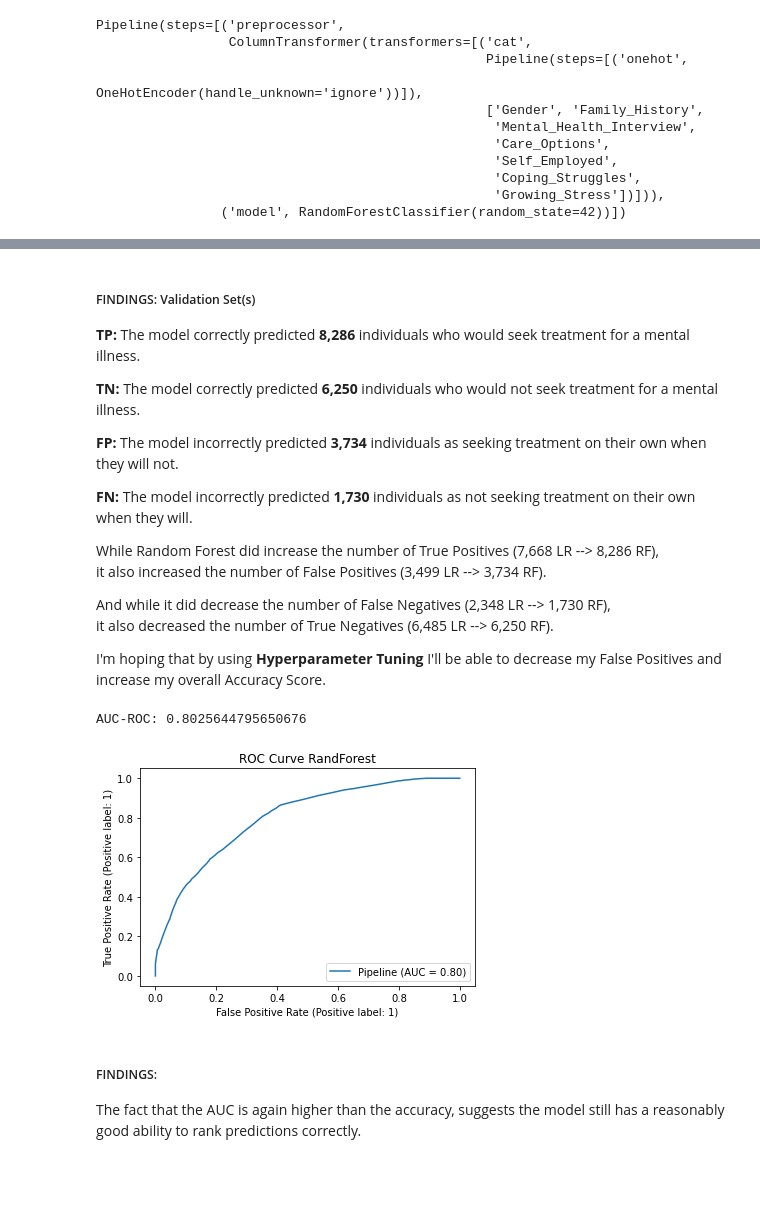
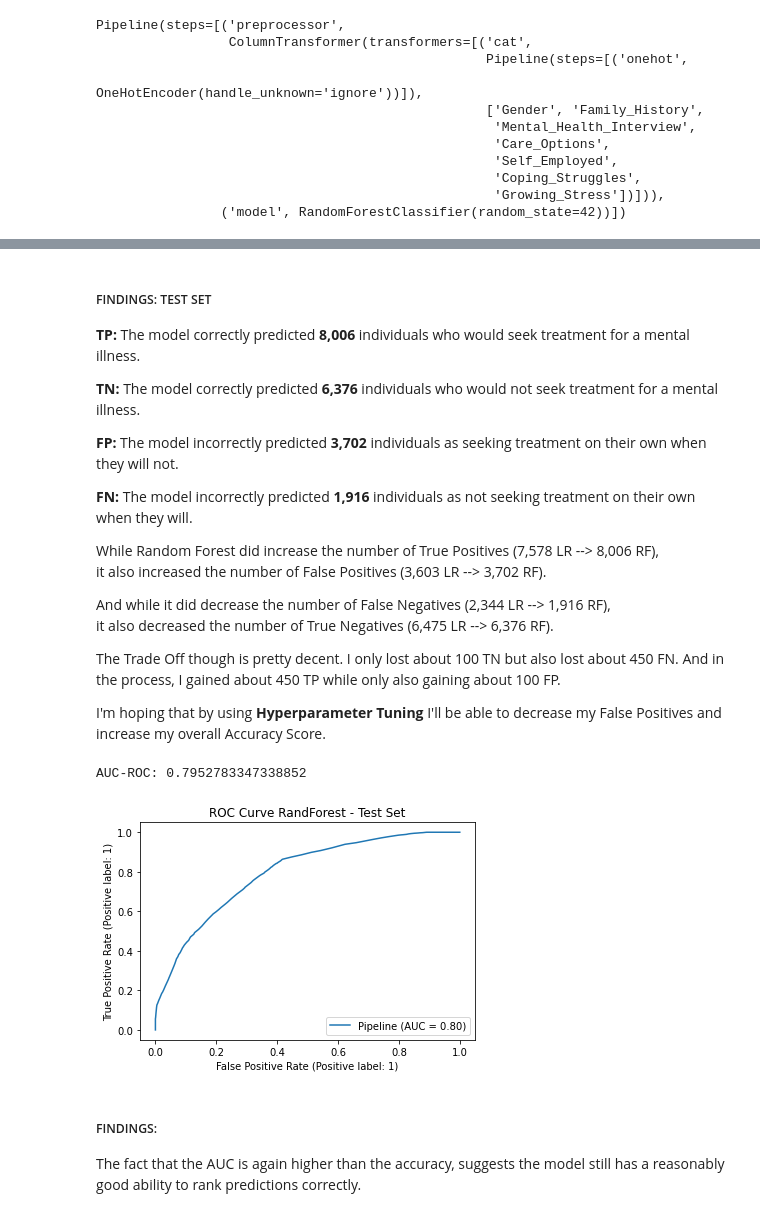
Before and after one commit to Lotus-baumgarner/Will-They-Seek-Treatment, a Jupyter notebook: Models-Conclusions.ipynb, the cells around one changed output, grey strips where cells are left out. Saved outputs shown, nothing was run; the diff lists cells and outputs as text; code cells hidden in the pictures; blank space fills up the shorter version.

```diff
--- a/Models-Conclusions.ipynb
+++ b/Models-Conclusions.ipynb
@@ -43,7 +43,7 @@ warnings.simplefilter(action='ignore', category=FutureWarning)
 import os
 import pickle
 # %%
-df = pd.read_csv("C:\\Users\\lotus\\Documents\\Flatiron\\Projects\\Phase5-CapstoneProject\\Data\\Treatment2_data.csv")
+df = pd.read_csv("data/Treatment2_data.csv")
 
 df.head()
 # %% [output]
@@ -99,9 +99,6 @@ significant_features = ['Gender', 'Family_History', 'Mental_Health_Interview', '
 X = df[significant_features]
 y = df['Treatment'].map({'Yes': 1, 'No': 0})
 
-# First split the dataset into train_validation and holdout sets (80/20)
-X_train_val, X_holdout, y_train_val, y_holdout = train_test_split(X, y, test_size=0.2, random_state=42)
-
-# Then split the train_validation set into seperate training and validation sets (75/25)
-X_train, X_val, y_train, y_val = train_test_split(X_train_val, y_train_val, test_size=0.25, random_state=42)
+# First split the dataset into train and test sets (80/20)
+X_train, X_test, y_train, y_test = train_test_split(X, y, test_size=0.2, random_state=42)
 # %%
@@ -451,34 +415,36 @@ plt.show()
 # %% [markdown]
-##### FINDINGS: Validation Set(s)
-__TP:__ The model correctly predicted __8,286__ individuals who would seek treatment for a mental illness.
+##### FINDINGS: TEST SET
+__TP:__ The model correctly predicted __8,006__ individuals who would seek treatment for a mental illness.
 
-__TN:__ The model correctly predicted __6,250__ individuals who would not seek treatment for a mental illness.
+__TN:__ The model correctly predicted __6,376__ individuals who would not seek treatment for a mental illness.
 
-__FP:__ The model incorrectly predicted __3,734__ individuals as seeking treatment on their own when they will not.
+__FP:__ The model incorrectly predicted __3,702__ individuals as seeking treatment on their own when they will not.
 
-__FN:__ The model incorrectly predicted __1,730__ individuals as not seeking treatment on their own when they will.
+__FN:__ The model incorrectly predicted __1,916__ individuals as not seeking treatment on their own when they will.
 
-While Random Forest did increase the number of True Positives (7,668 LR --> 8,286 RF),
-it also increased the number of False Positives (3,499 LR --> 3,734 RF).
+While Random Forest did increase the number of True Positives (7,578 LR --> 8,006 RF),
+it also increased the number of False Positives (3,603 LR --> 3,702 RF).
 
-And while it did decrease the number of False Negatives (2,348 LR --> 1,730 RF),
-it also decreased the number of True Negatives (6,485 LR --> 6,250 RF).
+And while it did decrease the number of False Negatives (2,344 LR --> 1,916 RF),
+it also decreased the number of True Negatives (6,475 LR --> 6,376 RF).
+
+The Trade Off though is pretty decent. I only lost about 100 TN but also lost about 450 FN. And in the process, I gained about 450 TP while only also gaining about 100 FP.
 
 I'm hoping that by using __Hyperparameter Tuning__ I'll be able to decrease my False Positives and increase my overall Accuracy Score.
 # %%
 # Printed the Area Under the Curve score and the ROC curve graph.
-print("AUC-ROC:", roc_auc_score(y_val, RF_pipeline.predict_proba(X_val)[:, 1]))
+print("AUC-ROC:", roc_auc_score(y_test, RF_pipeline.predict_proba(X_test)[:, 1]))
 
-RocCurveDisplay.from_estimator(RF_pipeline, X_val, y_val)
+RocCurveDisplay.from_estimator(RF_pipeline, X_test, y_test)
 
-plt.title('ROC Curve RandForest')
+plt.title('ROC Curve RandForest - Test Set')
 
-plt.savefig('ROC_RandForest.png', dpi=300, bbox_inches='tight')
+plt.savefig('ROC-RandForest.png', dpi=300, bbox_inches='tight')
 
 plt.show()
 # %% [output]
-AUC-ROC: 0.8025644795650676
+AUC-ROC: 0.7952783347338852
-[figure, old version]
+[figure, new version]
 # %% [markdown]
 ##### FINDINGS:
 The fact that the AUC is again higher than the accuracy, suggests the model still has a reasonably good ability to rank predictions correctly.
```
Also changed, not shown: parts of 45 cells of this notebook.
